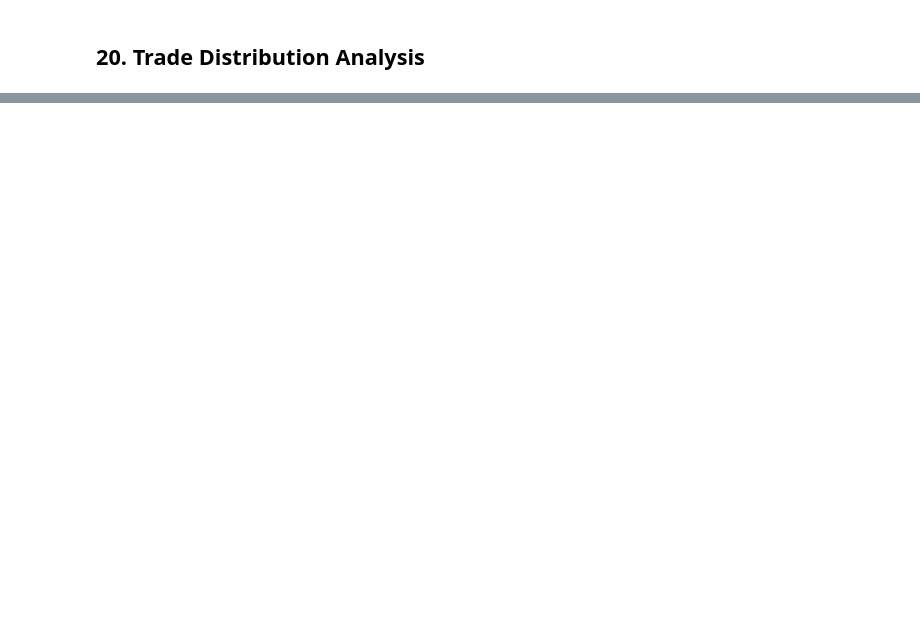
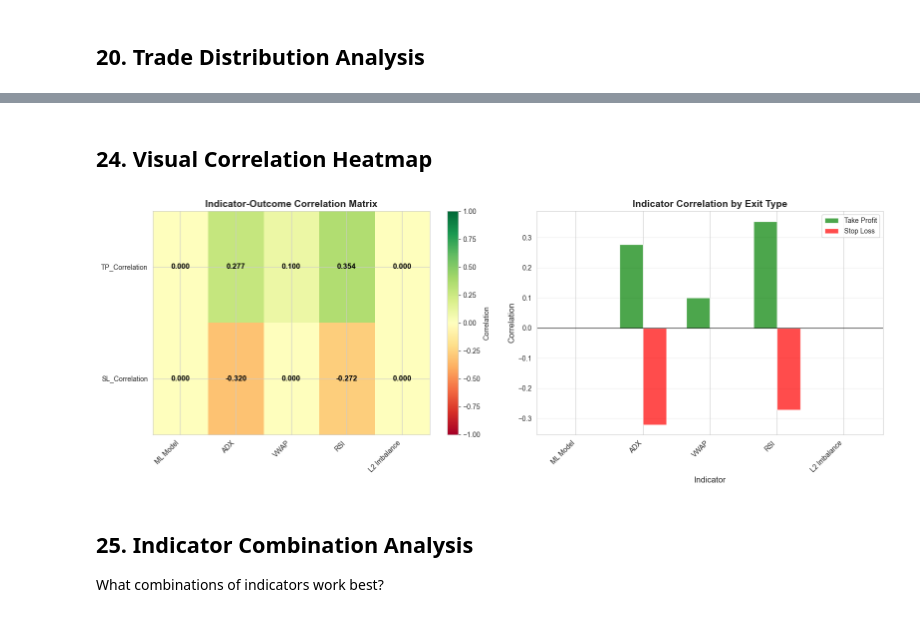
Before and after one commit to mmandelb2201/AITrader, a Jupyter notebook: model/backtest/backtest_engine.ipynb, the cells around one changed output, grey strips where cells are left out. Saved outputs shown, nothing was run; the diff lists cells and outputs as text; code cells hidden in the pictures; blank space fills up the shorter version.

```diff
--- a/model/backtest/backtest_engine.ipynb
+++ b/model/backtest/backtest_engine.ipynb
@@ -920,0 +1223,51 @@ Name: count, dtype: int64
+# %% [markdown]
+## 24. Visual Correlation Heatmap
+# %%
+# Create correlation heatmap
+fig, axes = plt.subplots(1, 2, figsize=(16, 6))
+
+# Prepare data for heatmap
+heatmap_data = corr_df.set_index('Indicator')[['TP_Correlation', 'SL_Correlation']].T
+
+# Plot 1: Correlation Heatmap
+im1 = axes[0].imshow(heatmap_data.values, cmap='RdYlGn', aspect='auto', vmin=-1, vmax=1)
+axes[0].set_xticks(range(len(heatmap_data.columns)))
+axes[0].set_xticklabels(heatmap_data.columns, rotation=45, ha='right')
+axes[0].set_yticks(range(len(heatmap_data.index)))
+axes[0].set_yticklabels(heatmap_data.index)
+axes[0].set_title('Indicator-Outcome Correlation Matrix', fontsize=14, fontweight='bold')
+
+# Add correlation values as text
+for i in range(len(heatmap_data.index)):
+    for j in range(len(heatmap_data.columns)):
+        text = axes[0].text(j, i, f'{heatmap_data.values[i, j]:.3f}',
+                           ha="center", va="center", color="black", fontsize=11, fontweight='bold')
+
+plt.colorbar(im1, ax=axes[0], label='Correlation')
+
+# Plot 2: Grouped Bar Chart
+x = np.arange(len(corr_df))
+width = 0.35
+
+bars1 = axes[1].bar(x - width/2, corr_df['TP_Correlation'], width,
+                     label='Take Profit', color='green', alpha=0.7)
+bars2 = axes[1].bar(x + width/2, corr_df['SL_Correlation'], width,
+                     label='Stop Loss', color='red', alpha=0.7)
+
+axes[1].set_xlabel('Indicator', fontsize=12)
+axes[1].set_ylabel('Correlation', fontsize=12)
+axes[1].set_title('Indicator Correlation by Exit Type', fontsize=14, fontweight='bold')
+axes[1].set_xticks(x)
+axes[1].set_xticklabels(corr_df['Indicator'], rotation=45, ha='right')
+axes[1].axhline(y=0, color='black', linestyle='-', linewidth=0.8)
+axes[1].legend()
+axes[1].grid(axis='y', alpha=0.3)
+
+plt.tight_layout()
+plt.show()
+# %% [output]
+[figure, added]
+# %% [markdown]
+## 25. Indicator Combination Analysis
+
+What combinations of indicators work best?
```
Also changed, not shown: parts of 42 cells of this notebook, 7 other files.
